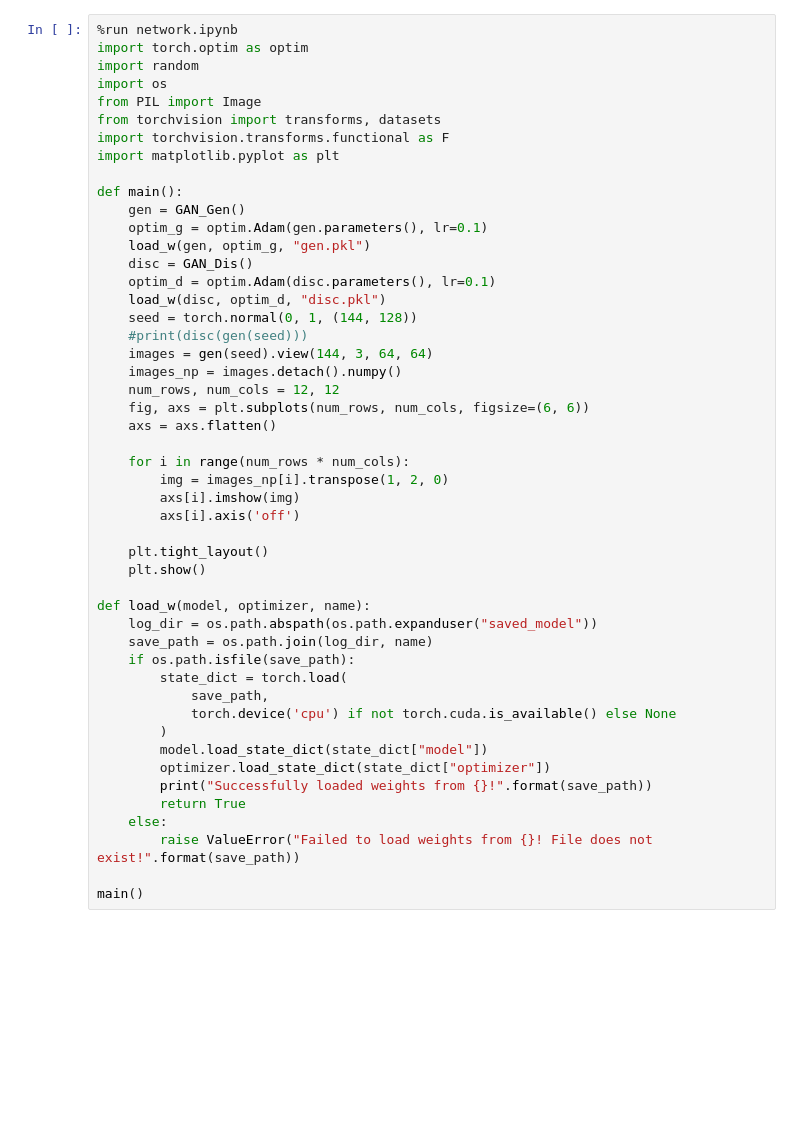
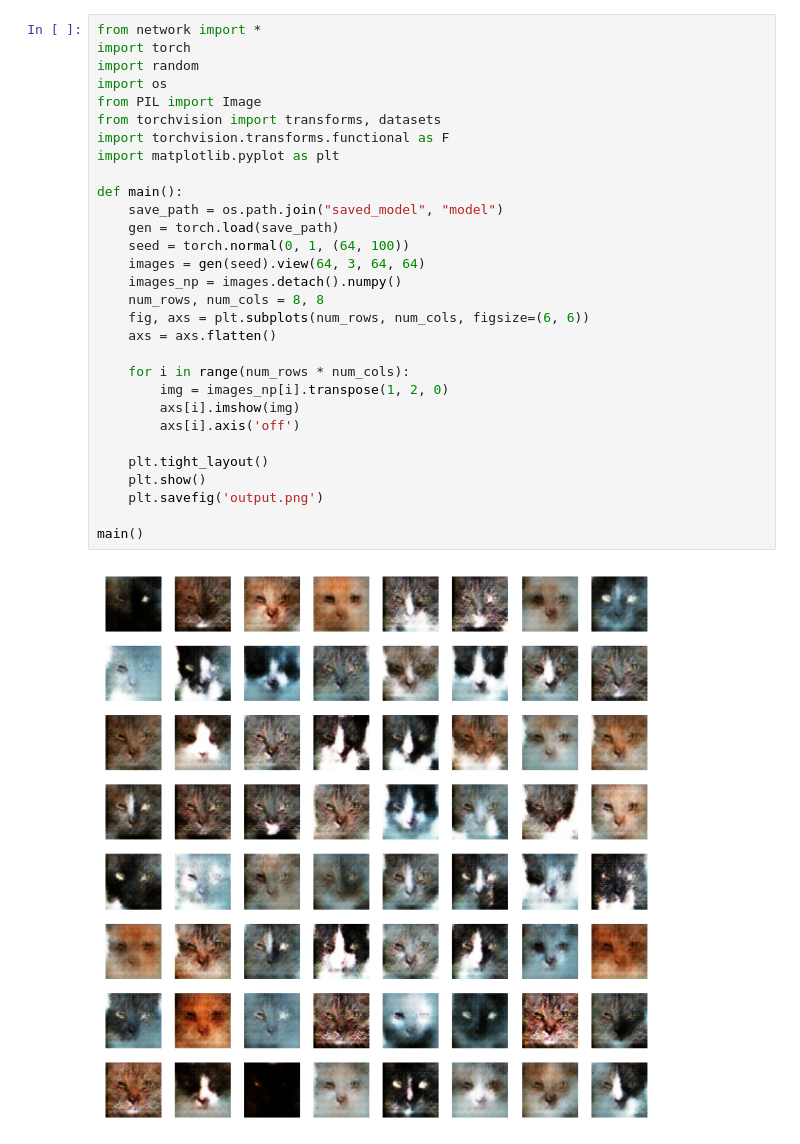
Before and after one commit to shiyunsun/CAT-DCGAN, a Jupyter notebook: demo.ipynb, the cells around one changed output. Drawn from its saved outputs; the diff is of its cells as text; blank space fills up the shorter version.

```diff
--- a/demo.ipynb
+++ b/demo.ipynb
@@ -1,50 +1,32 @@
 # %%
-%run network.ipynb
-import torch.optim as optim
+from network import *
+import torch
 import random
 import os
 from PIL import Image
 from torchvision import transforms, datasets
 import torchvision.transforms.functional as F
 import matplotlib.pyplot as plt
 
 def main():
-    gen = GAN_Gen()
-    optim_g = optim.Adam(gen.parameters(), lr=0.1)
-    load_w(gen, optim_g, "gen.pkl")
-    disc = GAN_Dis()
-    optim_d = optim.Adam(disc.parameters(), lr=0.1)
-    load_w(disc, optim_d, "disc.pkl")
-    seed = torch.normal(0, 1, (144, 128))
-    #print(disc(gen(seed)))
-    images = gen(seed).view(144, 3, 64, 64)
+    save_path = os.path.join("saved_model", "model")
+    gen = torch.load(save_path)
+    seed = torch.normal(0, 1, (64, 100))
+    images = gen(seed).view(64, 3, 64, 64)
     images_np = images.detach().numpy()
-    num_rows, num_cols = 12, 12
+    num_rows, num_cols = 8, 8
     fig, axs = plt.subplots(num_rows, num_cols, figsize=(6, 6))
     axs = axs.flatten()
 
     for i in range(num_rows * num_cols):
         img = images_np[i].transpose(1, 2, 0)
         axs[i].imshow(img)
         axs[i].axis('off')
 
     plt.tight_layout()
     plt.show()
-
-def load_w(model, optimizer, name):
-    log_dir = os.path.abspath(os.path.expanduser("saved_model"))
-    save_path = os.path.join(log_dir, name)
-    if os.path.isfile(save_path):
-        state_dict = torch.load(
-            save_path,
-            torch.device('cpu') if not torch.cuda.is_available() else None
-        )
-        model.load_state_dict(state_dict["model"])
-        optimizer.load_state_dict(state_dict["optimizer"])
-        print("Successfully loaded weights from {}!".format(save_path))
-        return True
-    else:
-        raise ValueError("Failed to load weights from {}! File does not exist!".format(save_path))
+    plt.savefig('output.png')
 
 main()
 # %% [output]
+[figure, new version]
```
Also changed, not shown: parts of 1 cell of this notebook, 6 other files.
